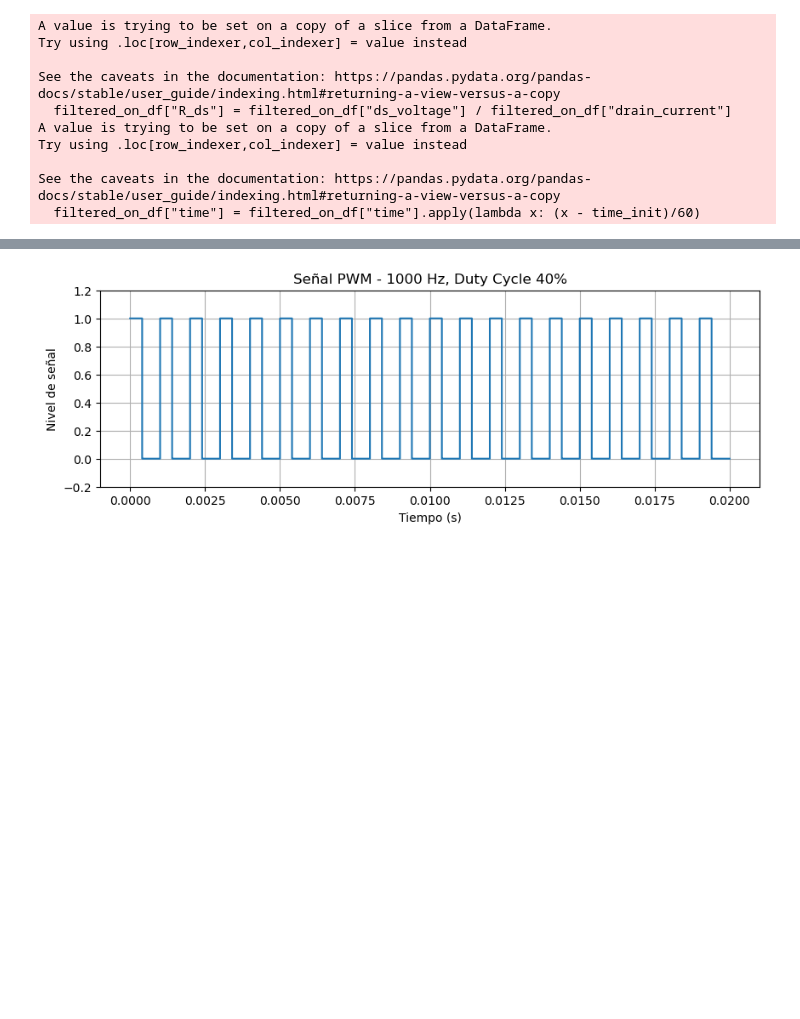
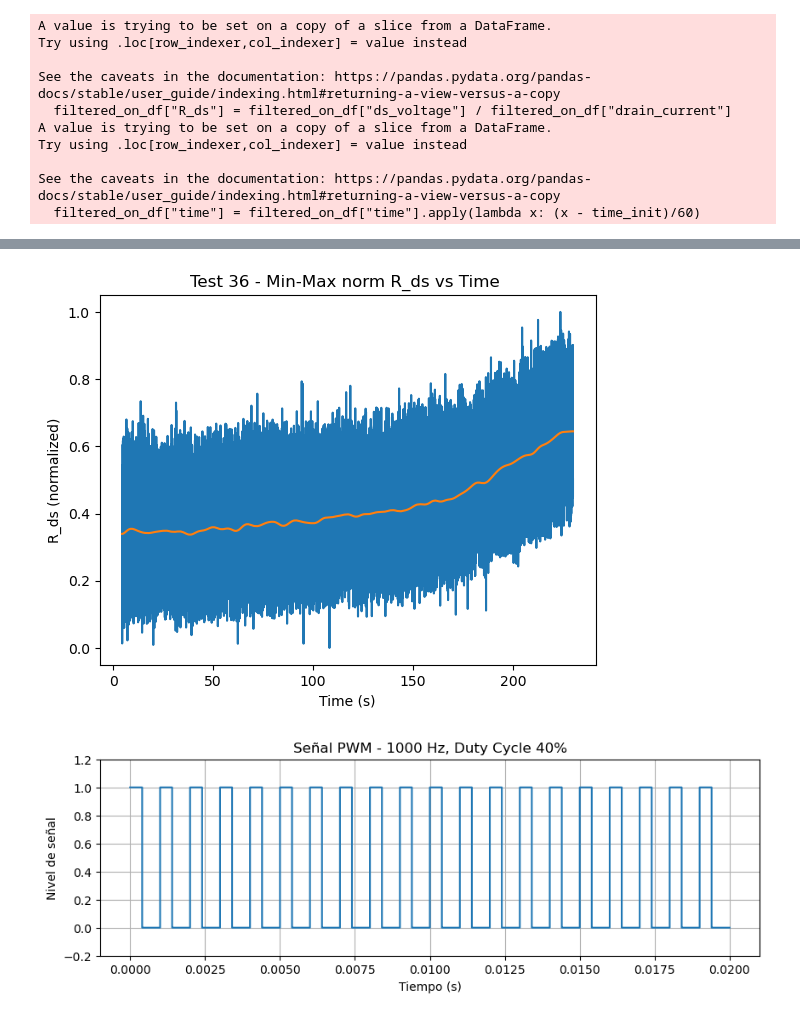
Before and after one commit to JoseUfre/Proyecto-Monitoreo-de-Condicion-2025-1, a Jupyter notebook: Test.ipynb, the cells around one changed output, grey strips where cells are left out. Cells and saved outputs as stored; diff of their text form; code cells hidden in the pictures; blank space fills up the shorter version.

```diff
--- a/Test.ipynb
+++ b/Test.ipynb
@@ -181,3 +182,17 @@ plt.plot(filtered_on_df["time"], filtered_on_df["R_ds"])
+# %%
+#min-max normalization
+R_min = filtered_on_df["R_ds"].min()
+R_max = filtered_on_df["R_ds"].max()
+filtered_on_df["norm2_R_ds"] = filtered_on_df["R_ds"].apply(lambda x:  (x - R_min)/(R_max - R_min))
+plt.plot(filtered_on_df["time"], filtered_on_df["norm2_R_ds"])
+plt.plot(filtered_on_df["time"],gaussian_filter1d(filtered_on_df["norm2_R_ds"], sigma=200))
+
+plt.xlabel("Time (s)")
+plt.ylabel("R_ds (normalized)")
+plt.title(f"Test {experiment} - Min-Max Norm R_ds vs Time ")
+plt.show()
+# %% [output]
+[figure, added]
 # %%
 import numpy as np
 import matplotlib.pyplot as plt
```
Also changed, not shown: parts of 1 cell of this notebook.
